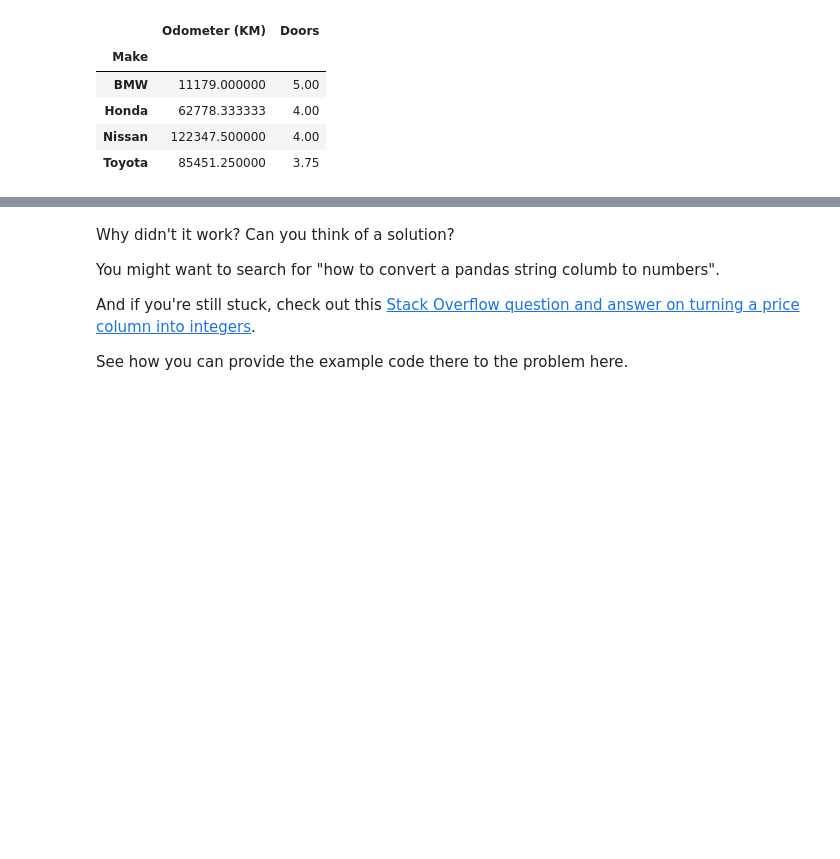
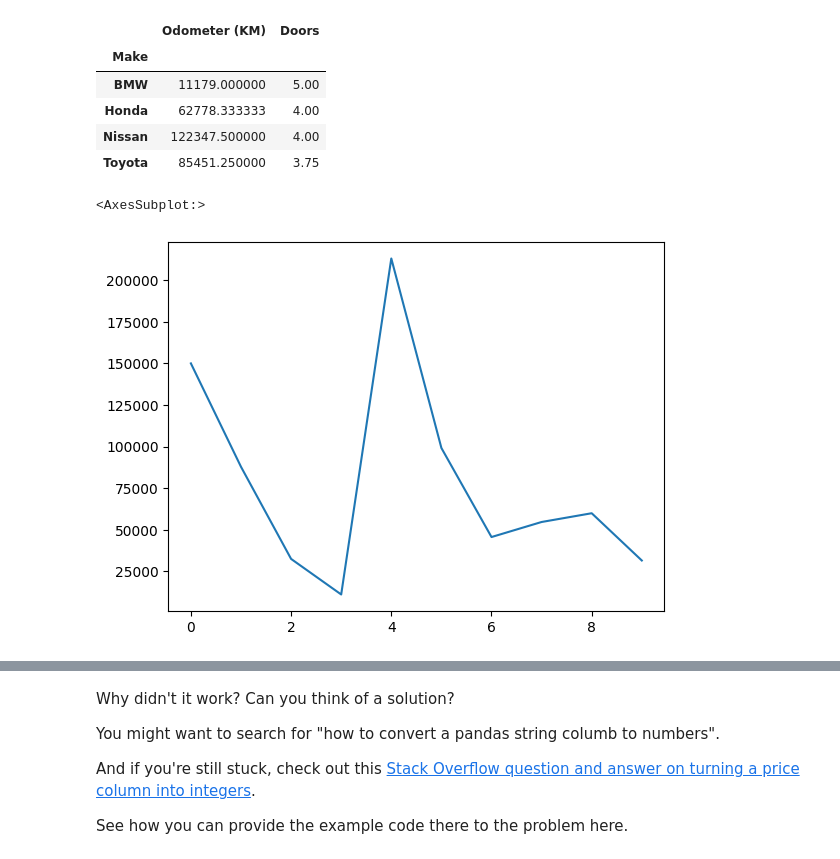
Before and after one commit to belhaddadmohamed/Data-Analysis, a Jupyter notebook: Exercices and Solution/Pandas/pandas-exercises-Essay1.ipynb, the cells around one changed output, grey strips where cells are left out. Cells and saved outputs as stored; diff of their text form; code cells hidden in the pictures; blank space fills up the shorter version.

```diff
--- a/Exercices and Solution/Pandas/pandas-exercises-Essay1.ipynb
+++ b/Exercices and Solution/Pandas/pandas-exercises-Essay1.ipynb
@@ -232,7 +232,11 @@ car_sales.groupby(['Make']).mean()
 # %%
 # Import Matplotlib and create a plot of the Odometer column
 # Don't forget to use %matplotlib inline
-import matplotlib as plt
+import matplotlib.pyplot as plt
 %matplotlib inline
+car_sales['Odometer (KM)'].plot()
+# %% [output]
+<AxesSubplot:>
+[figure, added]
 # %%
 # Create a histogram of the Odometer column using hist()
```
Also changed, not shown: parts of 15 cells of this notebook.
